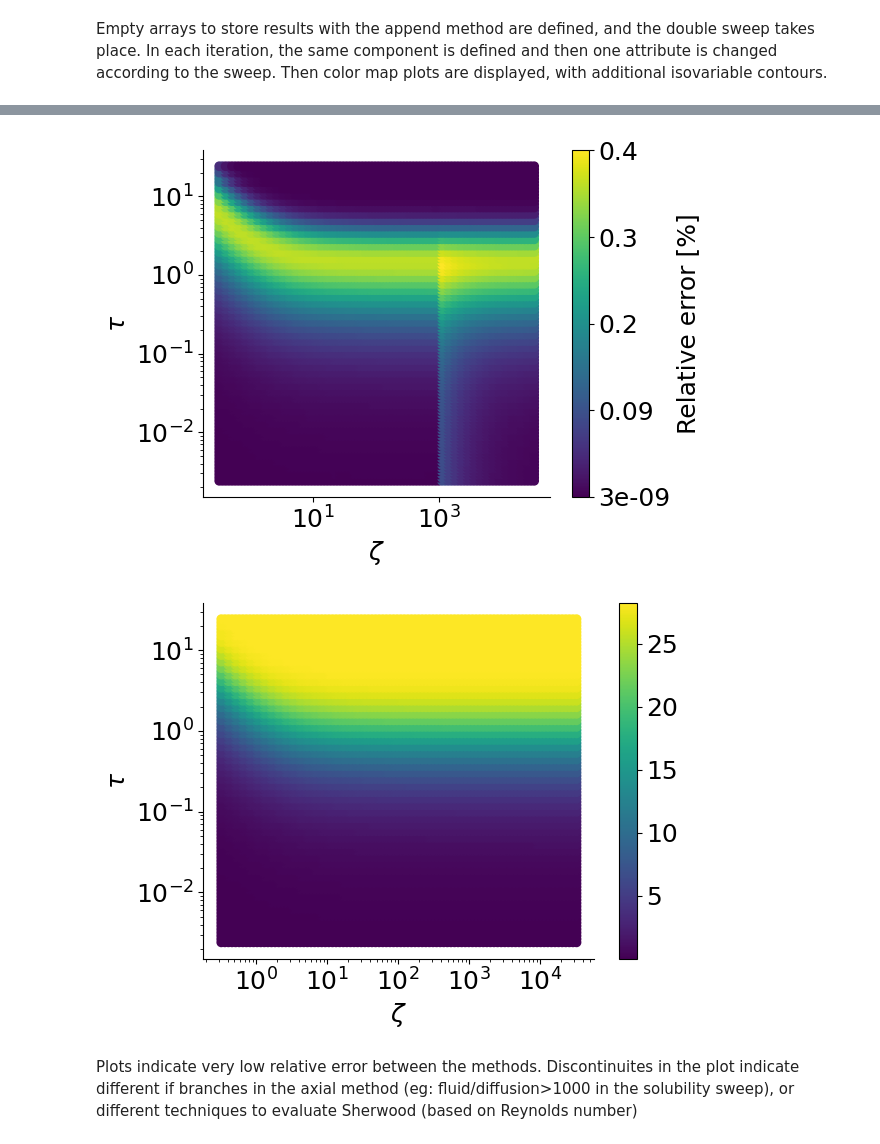
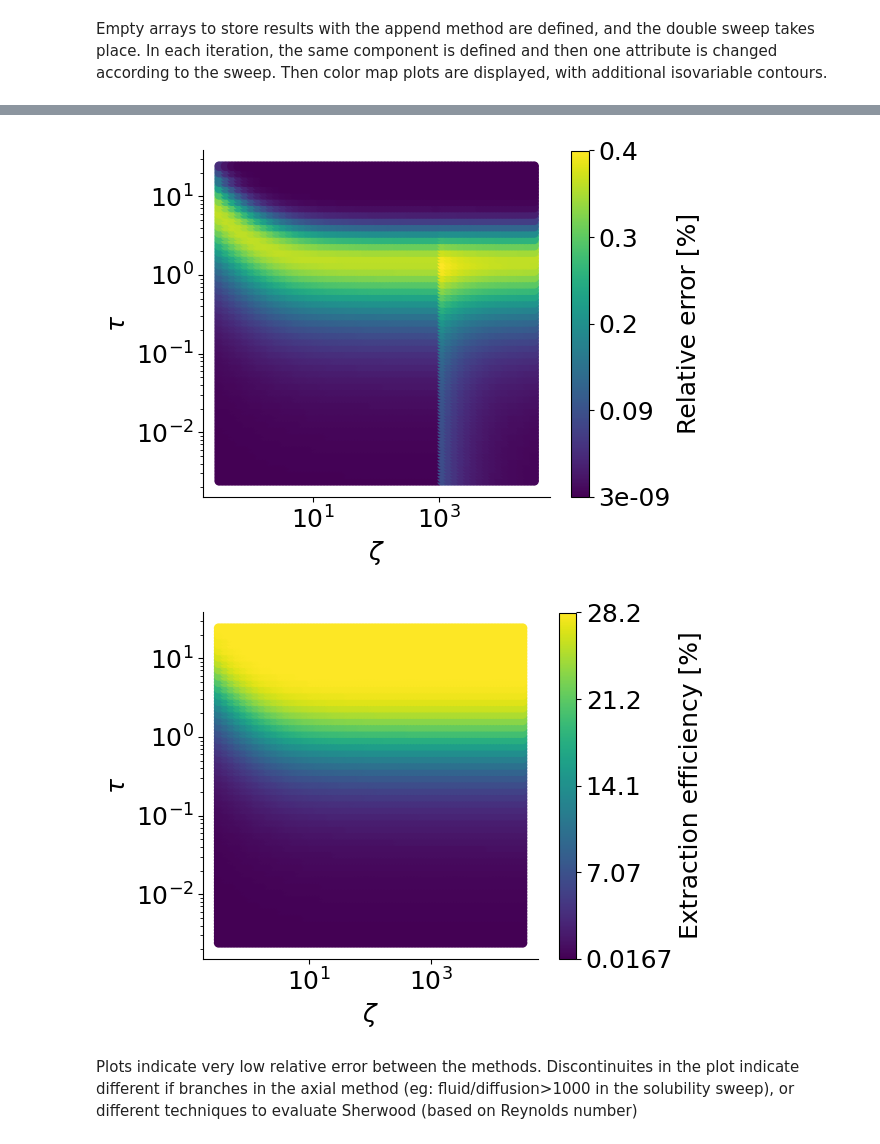
Before and after one commit to gabriele-ferrero/TRIOMA_Verification, a Jupyter notebook: Analytical_model_verification/Verification_analytical_eff_LM.ipynb, the cells around one changed output, grey strips where cells are left out. Drawn from its saved outputs; the diff is of its cells as text; code cells hidden in the pictures.

```diff
--- a/Analytical_model_verification/Verification_analytical_eff_LM.ipynb
+++ b/Analytical_model_verification/Verification_analytical_eff_LM.ipynb
@@ -173,11 +175,11 @@ for j,L in enumerate(L_vec):
                         K_S=4.41E-3,
                         k_d=1E6,
                         k_r=1E6,k=21)
-                PAV = Component(c_in=c0, geometry=geom_PAV,eff=0.5, fluid=flibe, membrane=Steel,p_out=250)
+                PAV = Component(c_in=c0, geometry=geom_PAV,eff=0.5, fluid=flibe, membrane=Steel,p_ext=250)
                 PAV.fluid.k_t=None
                 PAV.get_adimensionals()
-                PAV.get_efficiency(plotvar=False,p_out=PAV.p_out)
-                PAV.analytical_efficiency(p_out=PAV.p_out)
+                PAV.get_efficiency(plotvar=False,)
+                PAV.analytical_efficiency()
                 out_flux=(PAV.c_in*(1-PAV.eff)*PAV.fluid.U0*PAV.fluid.d_Hyd**2/4)
                 eff_v=np.append(eff_v, PAV.eff_an*100)
                 res_vec=np.append(res_vec, abs(PAV.eff-PAV.eff_an)/PAV.eff_an)
@@ -205,43 +207,45 @@ if scatter:
                 # cbar.set_ticks([1E-4, 1E-3, 1E-2, 1E-1])
                 # cbar.set_ticklabels(['1E-4', '1E-3', '1E-2', '1E-1'])
                 tick_values = np.linspace(res_vec.min()*100, res_vec.max()*100, 5)
                 cbar.set_ticks(tick_values)
                 cbar.set_label('Relative error [%]')
 
                 # Set tick labels with 1 significant figure
                 cbar.set_ticklabels([f"{val:.1g}" for val in tick_values])
         else:
                 print("Cannot create colorbar: data does not have a valid range of values.")
 plt.xlabel(r'$\zeta$')
 plt.ylabel(r'$\tau$')
 plt.gca().spines['right'].set_visible(False)
 plt.gca().spines['top'].set_visible(False)
 plt.tight_layout()
 plt.savefig('PAV_rel_error_LM_pout.png', dpi=300)
 plt.show()
 plt.figure(2)
 plt.yscale('log')
 plt.xscale('log')
 scatter=plt.scatter(X,Y, c=Z_eff )
-if scatter:
-        if np.nanmin(scatter.get_array()) < np.nanmax(scatter.get_array()):
-                plt.colorbar(scatter)  # Show color scale for scatter
-                tick_values = np.linspace(eff_v.min(), eff_v.max(), 5)
-                cbar.set_ticks(tick_values)
+cbar = plt.colorbar(scatter, norm=colors.LogNorm(vmin=1E-4, vmax=np.max(res_vec)))  # Show color scale for scatter
 
-                # Set tick labels with 1 significant figure
-                cbar.set_ticklabels([f"{val:.3g}" for val in tick_values])
-                cbar.set_label('Extraction efficiency [%]')
-        else:
-                print("Cannot create colorbar: data does not have a valid range of values.")
+# if scatter:
+        # if np.nanmin(scatter.get_array()) < np.nanmax(scatter.get_array()):
+# plt.colorbar(scatter)  # Show color scale for scatter
+tick_values = np.linspace(eff_v.min(), eff_v.max(), 5)
+cbar.set_ticks(tick_values)
+
+# Set tick labels with 1 significant figure
+cbar.set_ticklabels([f"{val:.3g}" for val in tick_values])
+cbar.set_label('Extraction efficiency [%]')
+# else:
+        #         print("Cannot create colorbar: data does not have a valid range of values.")
 plt.xlabel(r'$\zeta$')
 plt.ylabel(r'$\tau$')
 plt.gca().spines['right'].set_visible(False)
 plt.gca().spines['top'].set_visible(False)
 plt.tight_layout()
 plt.savefig('PAV_eff_LM_pout.png', dpi=300)
 # %% [output]
 [figure]
-[figure, old version]
+[figure, new version]
 # %% [markdown]
 Plots indicate very low relative error between the methods. Discontinuites in the plot indicate different if branches in the axial method (eg: fluid/diffusion>1000 in the solubility sweep), or different techniques to evaluate Sherwood (based on Reynolds number)
```
Also changed, not shown: parts of 2 cells of this notebook, 10 other files.
